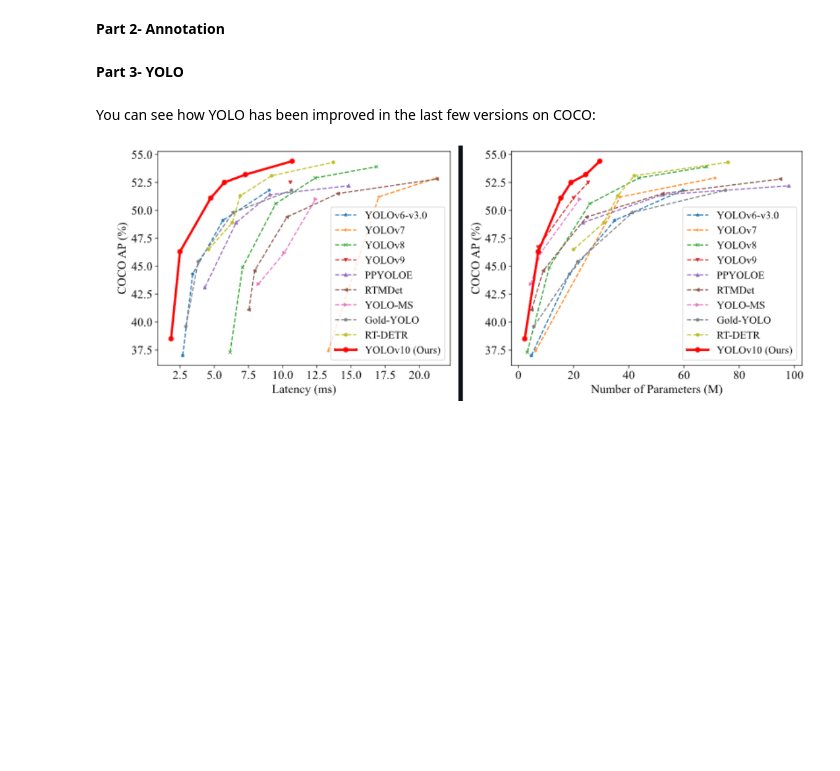
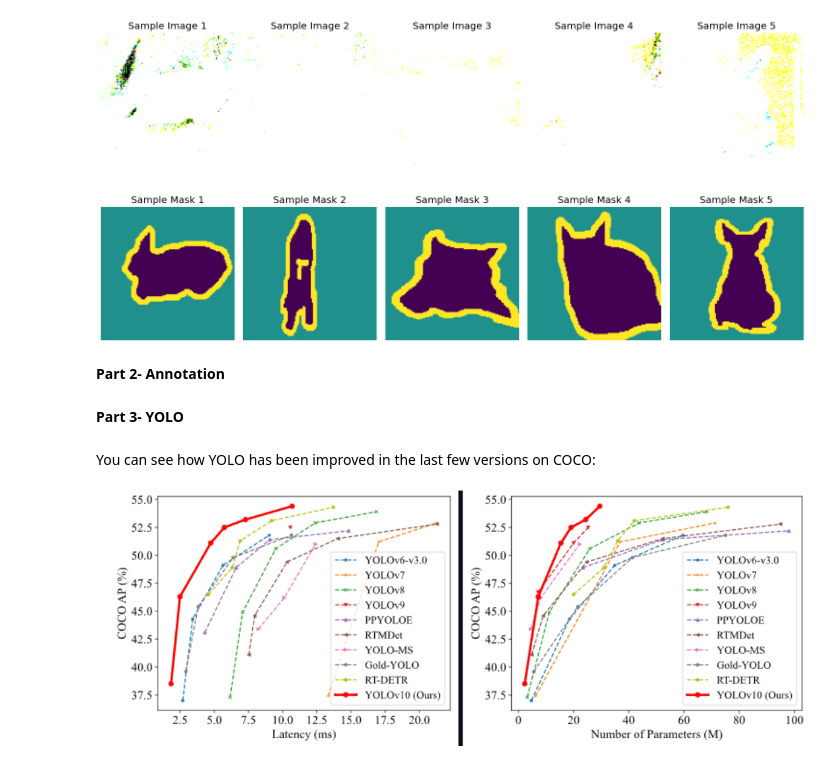
Before and after one commit to marstonsward/aai_521_computer_vision, a Jupyter notebook: module_3/Marston_Ward_Assignment3.ipynb, the cells around one changed output. Drawn from its saved outputs; the diff is of its cells as text; code cells hidden in the pictures; blank space fills up the shorter version.

```diff
--- a/module_3/Marston_Ward_Assignment3.ipynb
+++ b/module_3/Marston_Ward_Assignment3.ipynb
@@ -390,6 +538,20 @@ print("  • Use nearest neighbor for mask resizing to preserve labels")
 # %%
 train = dataset['train'].map(read_and_preprocess, num_parallel_calls=tf.data.AUTOTUNE)
 test = dataset['test'].map(read_and_preprocess)
+# %%
+import warnings
+import matplotlib.image as mpimg
+
+# Ignore the specific matplotlib.image clipping warnings
+warnings.filterwarnings("ignore", category=UserWarning, module='matplotlib.image')
+
+# Display the first 5 samples from the processed training dataset
+display_dataset_samples(train, n_samples=5)
+
+# Optionally, reset warnings after the call if needed
+# warnings.filterwarnings("default")
+# %% [output]
+[figure, added]
 # %%
 # b) Create the segmentation mask
 # Show some images from dataset and their segmented version
```
Also changed, not shown: parts of 12 cells of this notebook.
